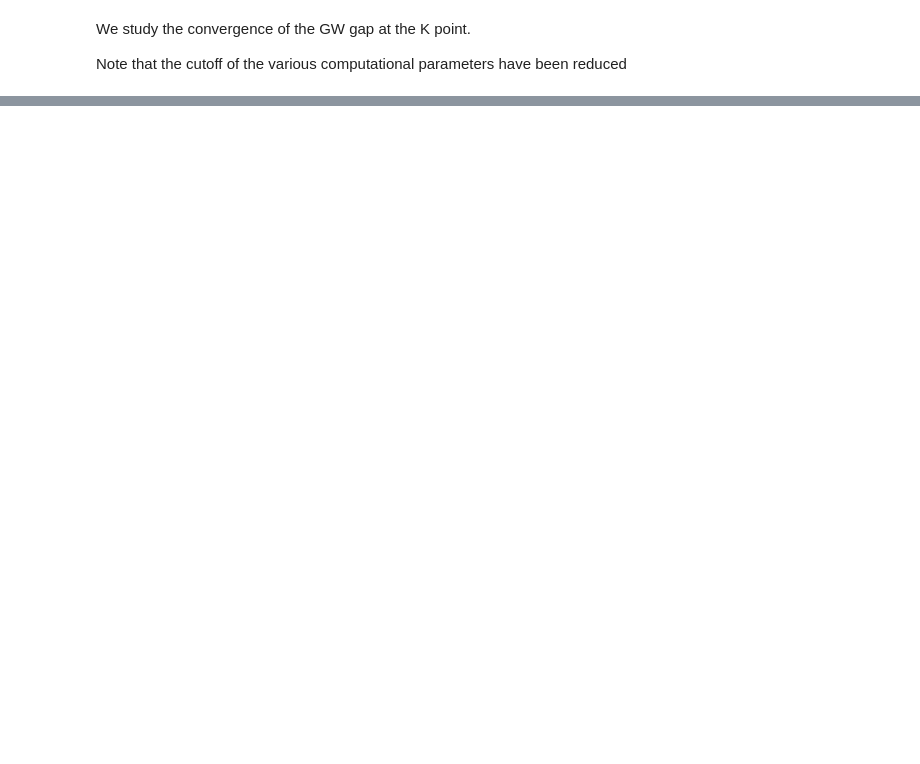
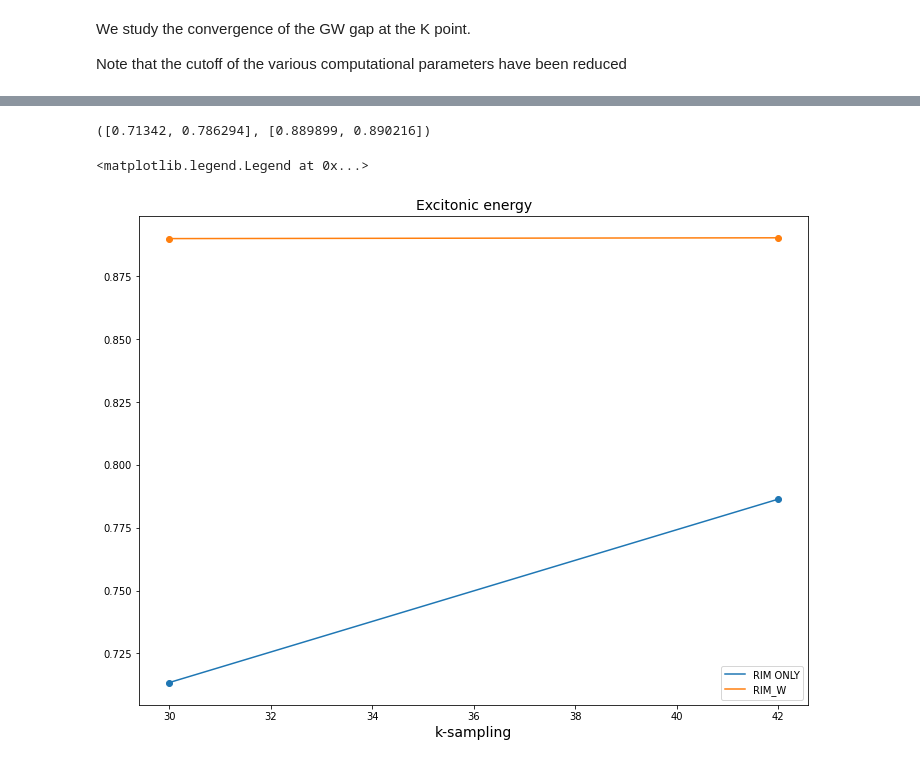
Before and after one commit to marcodalessandro76/MoS2, a Jupyter notebook: Analysis_RIMW.ipynb, the cells around one changed output, grey strips where cells are left out. Saved outputs shown, nothing was run; the diff lists cells and outputs as text; code cells hidden in the pictures; blank space fills up the shorter version.

```diff
--- a/Analysis_RIMW.ipynb
+++ b/Analysis_RIMW.ipynb
@@ -288,0 +436,2 @@ ax.legend()
+# %%
+results = study.run()
@@ -288,0 +456,19 @@ ax.legend()
+# %%
+eigen_index = 0
+exc_eng = [results[ind].data['Esort_q1_slepc_bse']['energy'][eigen_index] for ind in [0,2,4]]
+exc_eng_rimw = [results[ind].data['Esort_q1_slepc_bse']['energy'][eigen_index] for ind in [1,3,5]]
+exc_eng,exc_eng_rimw
+# %% [output]
+([0.71342, 0.786294], [0.889899, 0.890216])
+# %%
+fig, ax = plt.subplots(figsize=(12, 9))
+ax.plot(kpoints, exc_eng,label='RIM ONLY')
+ax.scatter(kpoints,exc_eng)
+ax.plot(kpoints, exc_eng_rimw,label='RIM_W')
+ax.scatter(kpoints,exc_eng_rimw)
+ax.set_title('Excitonic energy',size=14)
+ax.set_xlabel('k-sampling',size=14)
+ax.legend()
+# %% [output]
+<matplotlib.legend.Legend at 0x...>
+[figure, added]
```
Also changed, not shown: parts of 30 cells of this notebook, 4 other files.
